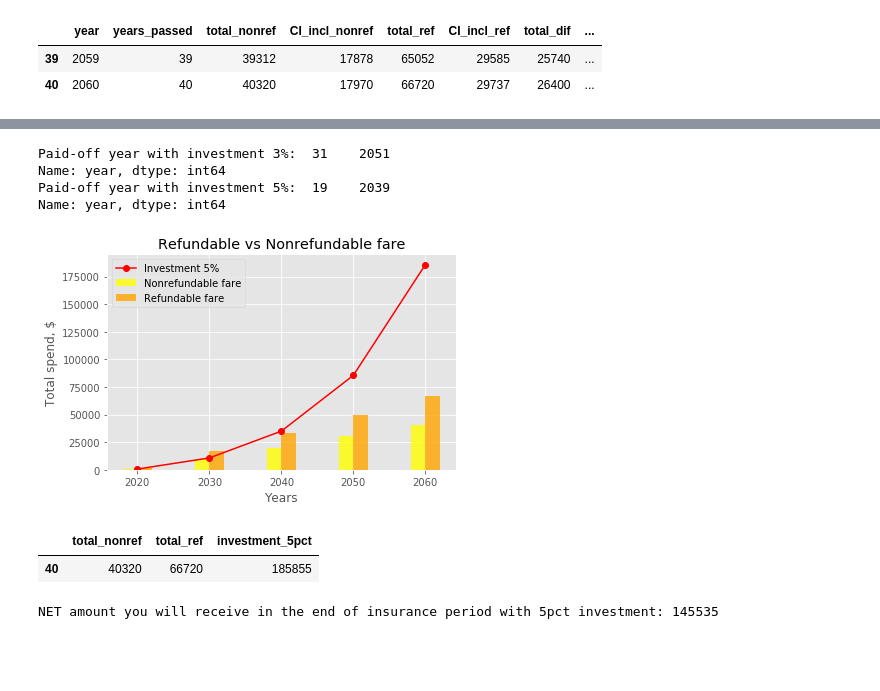
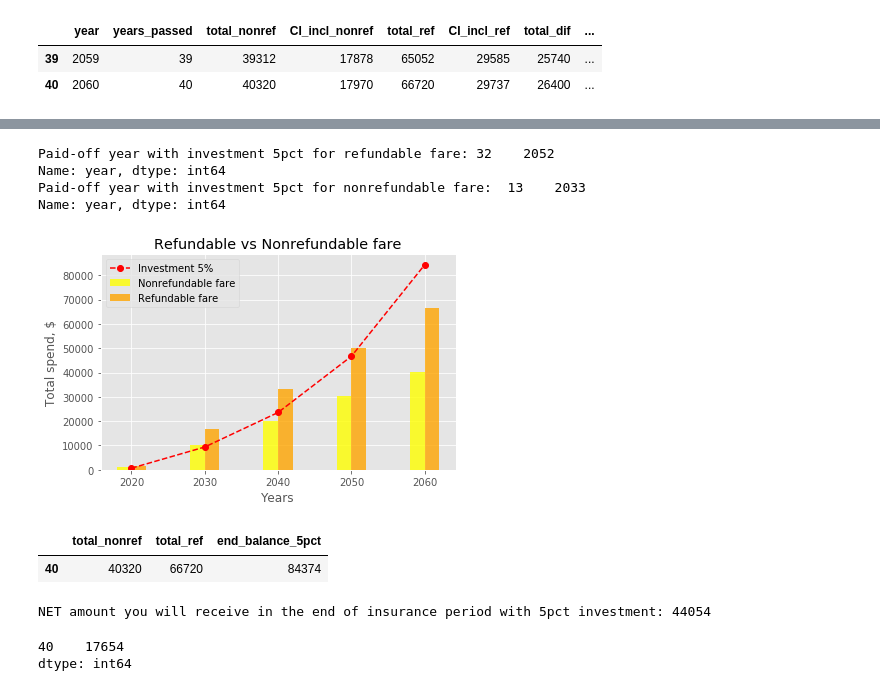
Before and after one commit to samburska/insurance, a Jupyter notebook: Insurance.ipynb, the cells around one changed output, grey strips where cells are left out. Saved outputs shown, nothing was run; the diff lists cells and outputs as text; code cells hidden in the pictures; blank space fills up the shorter version.

Commit message:
visualisation paid-off

```diff
--- a/Insurance.ipynb
+++ b/Insurance.ipynb
@@ -59,0 +62,19 @@ ins.head()
+# %%
+### INVESTMENT 5% COLUMNS ADDING ###
+
+ins = pd.read_csv(r'files/Investment_concatenated.csv')
+
+inv_5pct = 0.05
+
+for i in range(years):
+    if ins.index[i] == 0:
+        ins['start_balance_5pct'] = 0
+        ins['interest_5pct'] = ins.start_balance_5pct[i]*inv_5pct
+        ins['end_balance_5pct'] = yearly_dif
+
+    else:
+        ins.loc[i, 'start_balance_5pct'] = ins.end_balance_5pct[i-1]
+        ins.loc[i, 'interest_5pct'] = ins.start_balance_5pct[i]*inv_5pct
+        ins.loc[i, 'end_balance_5pct'] = ins.start_balance_5pct[i] + ins.interest_5pct[i] + yearly_dif
+
+ins.tail()
@@ -59,0 +88,16 @@ ins.head()
+# %%
+### INVESTMENT 3% COLUMNS ADDING ###
+
+inv_3pct = 0.03
+
+for i in range(years):
+    if ins.index[i] == 0:
+        ins['start_balance_3pct'] = 0
+        ins['interest_3pct'] = ins.start_balance_3pct[i]*inv_3pct
+        ins['end_balance_3pct'] = yearly_dif
+
+    else:
+        ins.loc[i, 'start_balance_3pct'] = ins.end_balance_3pct[i-1]
+        ins.loc[i, 'interest_3pct'] = ins.start_balance_3pct[i]*inv_3pct
+        ins.loc[i, 'end_balance_3pct'] = ins.start_balance_3pct[i] + ins.interest_3pct[i] + yearly_dif
+ins.tail()
@@ -152,46 +206,52 @@ plt.show()
 # %%
-print("Paid-off year with investment 3%: ", ins_sum.year[idx3])
-print("Paid-off year with investment 5%: ", ins_sum.year[idx5])
+# print("Paid-off year with investment 3%: ", ins.year[idx3])
+print("Paid-off year with investment 5pct for refundable fare: ", ins.year[idx5_ref])
+print("Paid-off year with investment 5pct for nonrefundable fare: ", ins.year[idx5_nonref])
 # %% [output]
-Paid-off year with investment 3%:  31    2051
+Paid-off year with investment 5pct for refundable fare: 32    2052
 Name: year, dtype: int64
-Paid-off year with investment 5%:  19    2039
+Paid-off year with investment 5pct for nonrefundable fare:  13    2033
 Name: year, dtype: int64
 # %%
 # Visualisation Refundable vs Nonrefundable fare
 
 ins_10 = ins[ins.year % 10 == 0]
 width = 2   # the width of the bars
 
 nonref = plt.bar(ins_10.year - width/2, ins_10.total_nonref, width, label='Nonrefundable fare', color='yellow', alpha = 0.8)
 ref = plt.bar(ins_10.year + width/2, ins_10.total_ref, width, label='Refundable fare', color='orange', alpha = 0.8)
 # inv3 = plt.plot(ins_10.year, ins_10.investment_3pct, label='Investment 3%', color = 'blue', alpha = 1, marker = 'o')
 
-inv5 = plt.plot(ins_10.year, ins_10.investment_5pct, label='Investment 5%', color = 'red', alpha = 1, marker = 'o')
+inv5 = plt.plot(ins_10.year, ins_10.end_balance_5pct, label='Investment 5%', color = 'red', alpha = 1, marker = 'o', linestyle = '--')
 
 #### NOT WORKING ####
 #fill = plt.fill_between(ins_10.year.min(), ins_10.investment_3pct, color='blue', alpha = 0.1) #### NOT WORKING
 
 # Add some text for labels, title and custom x-axis tick labels, etc.
 plt.xlabel('Years')
 plt.ylabel('Total spend, $')
 plt.title('Refundable vs Nonrefundable fare')
 plt.legend(loc='upper left')
 
 plt.tight_layout()
 
 plt.savefig(r'files/Ref_vs_nonref.jpg')
 plt.show()
 # %% [output]
-[figure, old version]
+[figure, new version]
 # %%
-ins2060 = ins.loc[ins.year == 2060][['total_nonref', 'total_ref', 'investment_5pct']]
+ins2060 = ins.loc[ins.year == 2060][['total_nonref', 'total_ref', 'end_balance_5pct']]
 ins2060
 # %% [output]
-|  | total_nonref | total_ref | investment_5pct |
-| 40 | 40320 | 66720 | 185855 |
+|  | total_nonref | total_ref | end_balance_5pct |
+| 40 | 40320 | 66720 | 84374 |
 # %%
-investment = ins2060.investment_5pct - ins2060.total_nonref
+investment = ins2060.end_balance_5pct - ins2060.total_nonref
 print('NET amount you will receive in the end of insurance period with 5pct investment:', int(investment))
 # %% [output]
-NET amount you will receive in the end of insurance period with 5pct investment: 145535
+NET amount you will receive in the end of insurance period with 5pct investment: 44054
+# %%
+ins2060.end_balance_5pct - ins2060.total_ref
+# %% [output]
+40    17654
+dtype: int64
```
Also changed, not shown: parts of 11 cells of this notebook, 6 other files.
